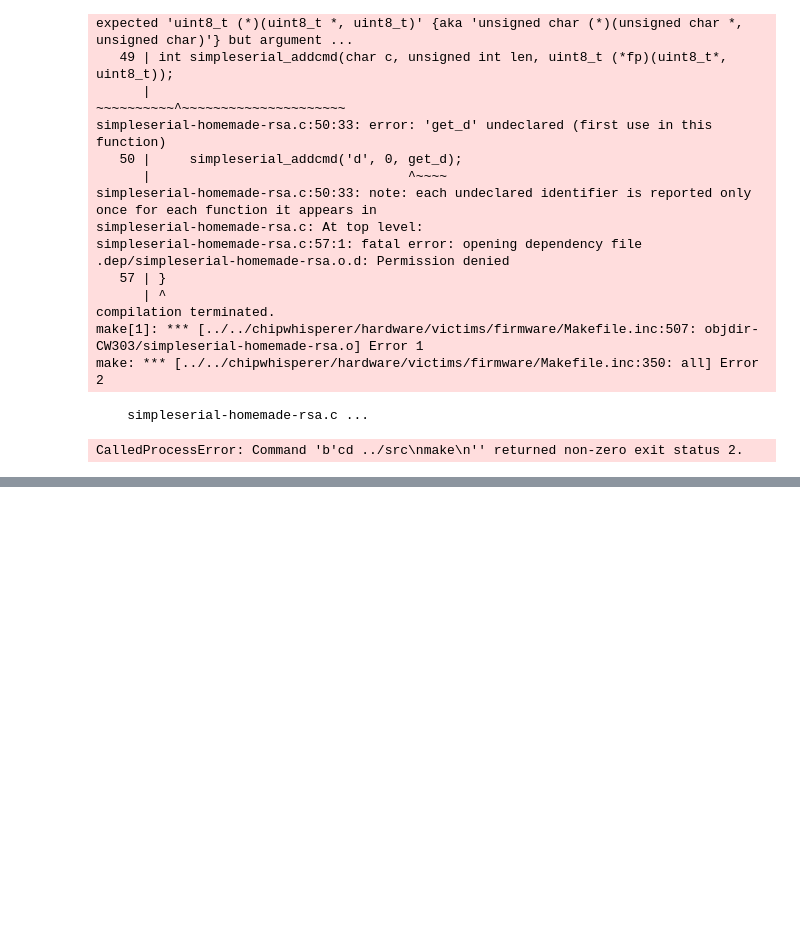
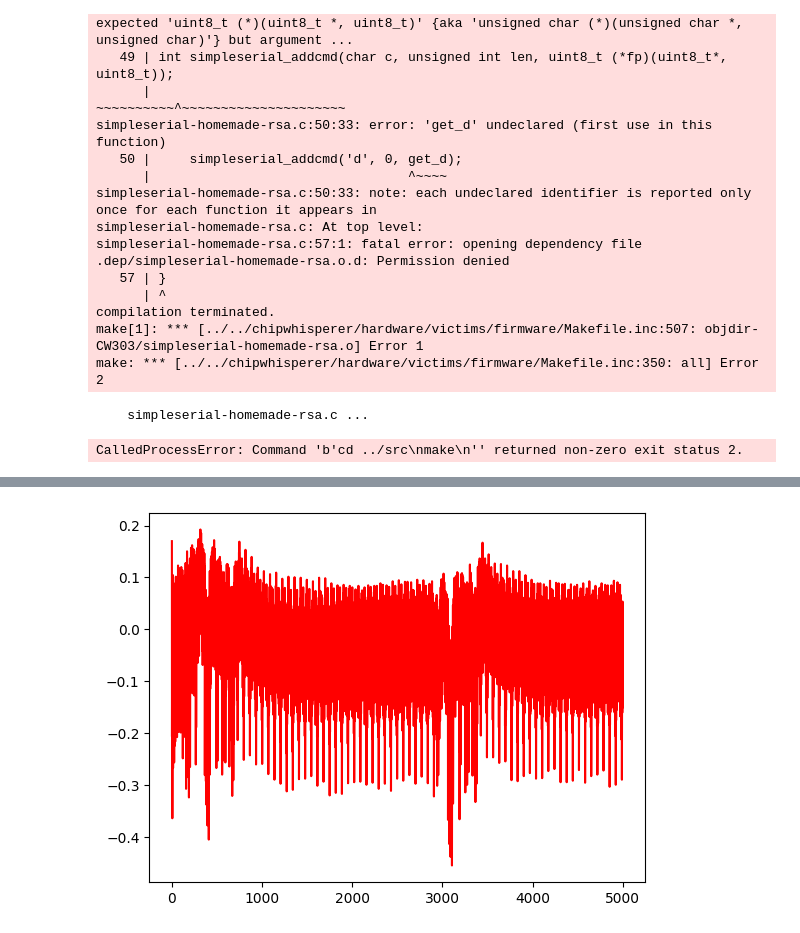
Before and after one commit to ExOP17/Power_Analysis_On_RSA_With_ChipWhisperer, a Jupyter notebook: jupyter/0.Building and flashing the firmware.ipynb, the cells around one changed output, grey strips where cells are left out. Cells and saved outputs as stored; diff of their text form; code cells hidden in the pictures; blank space fills up the shorter version.

```diff
--- a/jupyter/0.Building and flashing the firmware.ipynb
+++ b/jupyter/0.Building and flashing the firmware.ipynb
@@ -198,0 +217,5 @@ int.from_bytes(a, byteorder="big")
+# %%
+plt.plot(res[:], 'r')
+plt.show()
+# %% [output]
+[figure, added]
```
Also changed, not shown: parts of 9 cells of this notebook, 9 other files.
